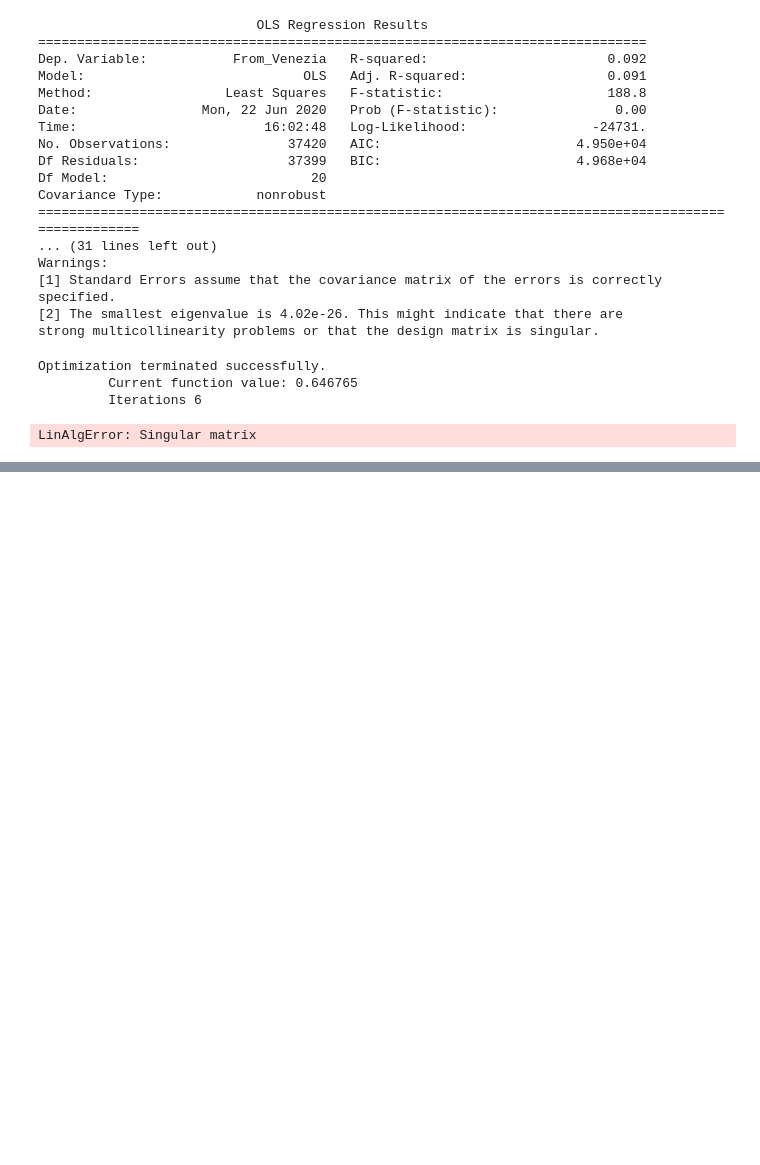
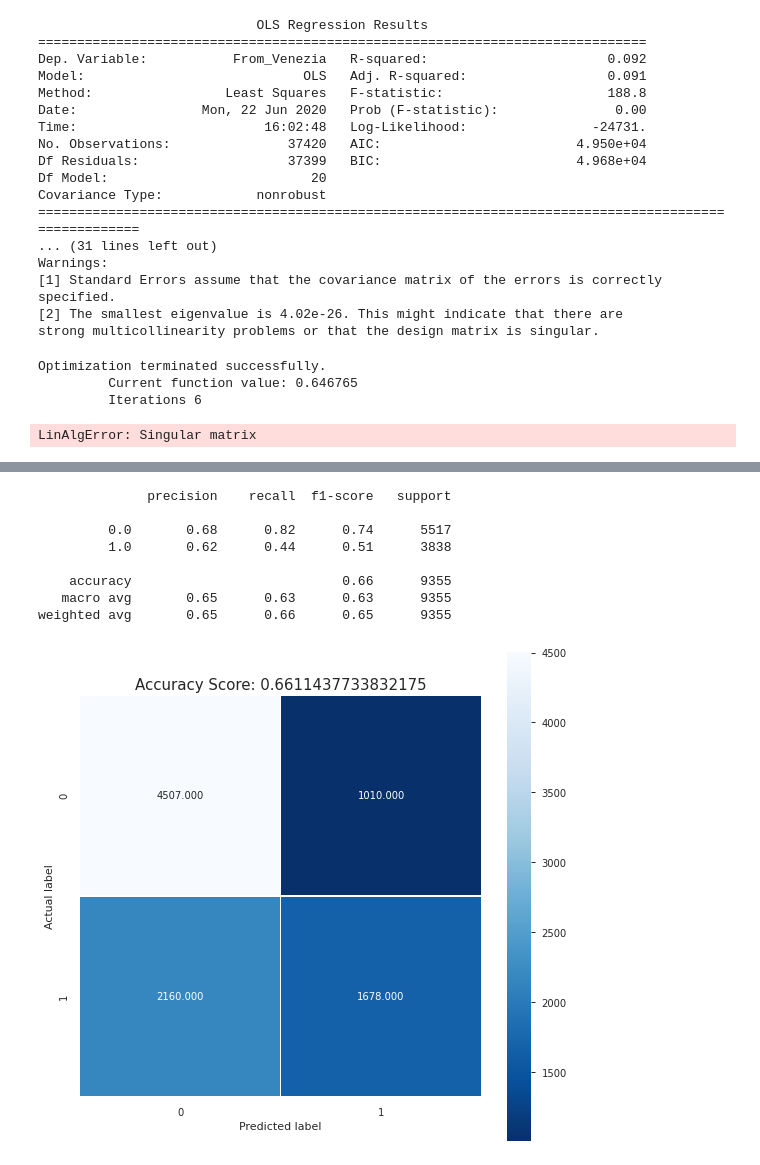
Before and after one commit to AlricRahl/Garzoni-Dataset-Exploration, a Jupyter notebook: src/Progress Notebook.ipynb, the cells around one changed output, grey strips where cells are left out. Cells and saved outputs as stored; diff of their text form; code cells hidden in the pictures; blank space fills up the shorter version.

```diff
--- a/src/Progress Notebook.ipynb
+++ b/src/Progress Notebook.ipynb
@@ -1493,0 +1568,12 @@ LinAlgError: Singular matrix
+# %%
+reg.applyLogistic()
+# %% [output]
+              precision    recall  f1-score   support
+
+         0.0       0.68      0.82      0.74      5517
+         1.0       0.62      0.44      0.51      3838
+
+    accuracy                           0.66      9355
+   macro avg       0.65      0.63      0.63      9355
+weighted avg       0.65      0.66      0.65      9355
+[figure, added]
```
Also changed, not shown: parts of 6 cells of this notebook.
